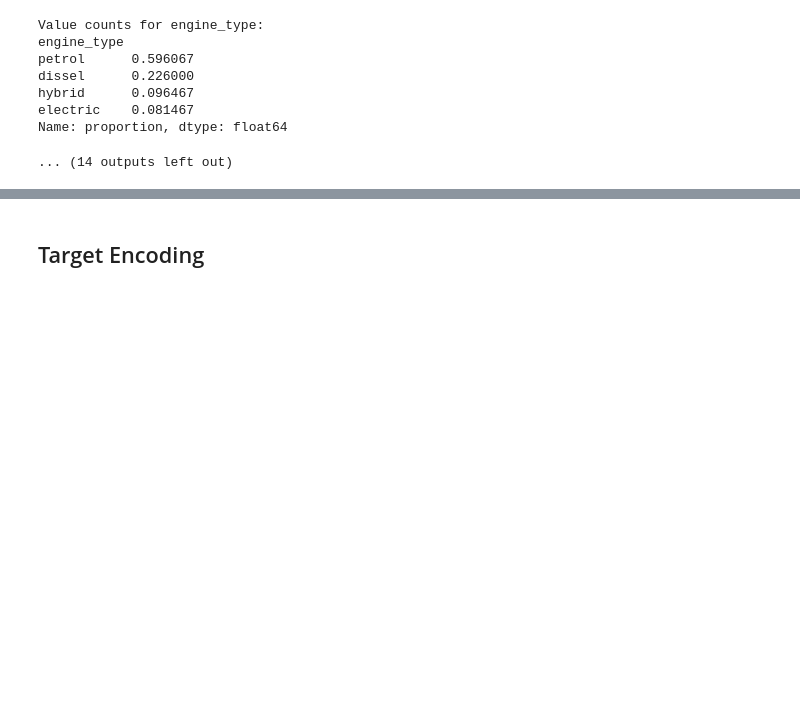
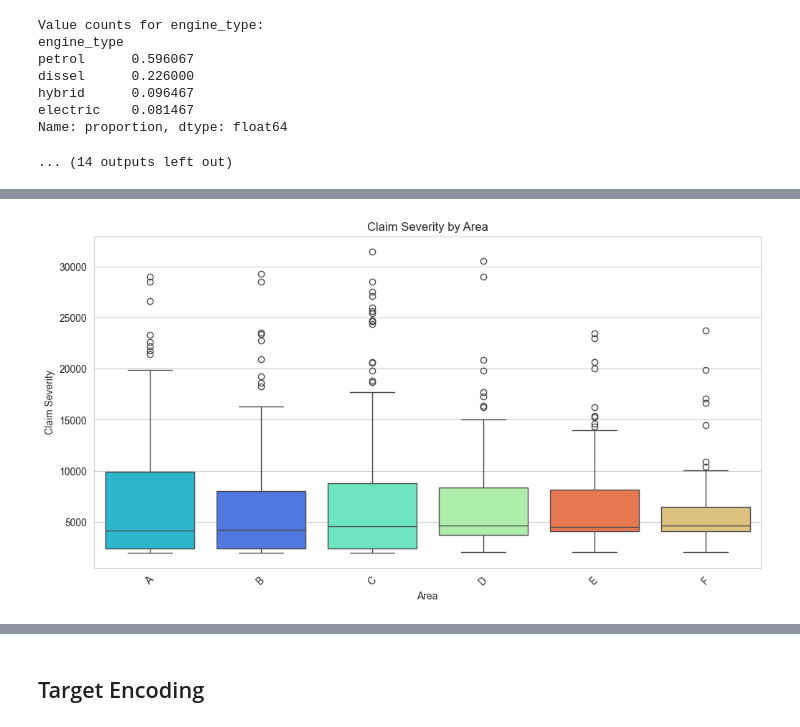
Before and after one commit to adervesh03/Hawkeye-Datathon-2025, a Jupyter notebook: backend/data_exploration.ipynb, the cells around one changed output, grey strips where cells are left out. Drawn from its saved outputs; the diff is of its cells as text; code cells hidden in the pictures; blank space fills up the shorter version.

```diff
--- a/backend/data_exploration.ipynb
+++ b/backend/data_exploration.ipynb
@@ -214,0 +238,18 @@ Name: proportion, dtype: float64
+# %%
+plt.figure(figsize=(12, 6))
+sns.boxplot(
+    x='area',
+    y='claim_sev',
+    hue='area',
+    data=model_data,
+    order=sorted(model_data['area'].unique()),
+    palette='rainbow',
+    legend=False
+)
+plt.title('Claim Severity by Area')
+plt.xlabel('Area')
+plt.ylabel('Claim Severity')
+plt.xticks(rotation=45)
+plt.show()
+# %% [output]
+[figure, added]
```
Also changed, not shown: parts of 8 cells of this notebook, 1 other file.
